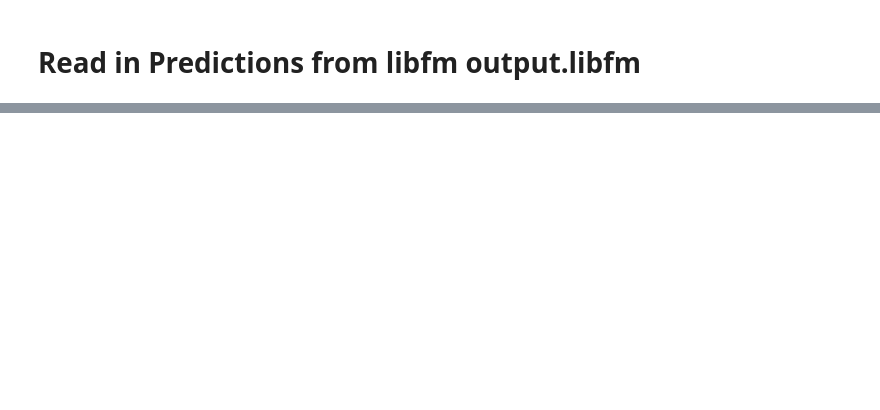
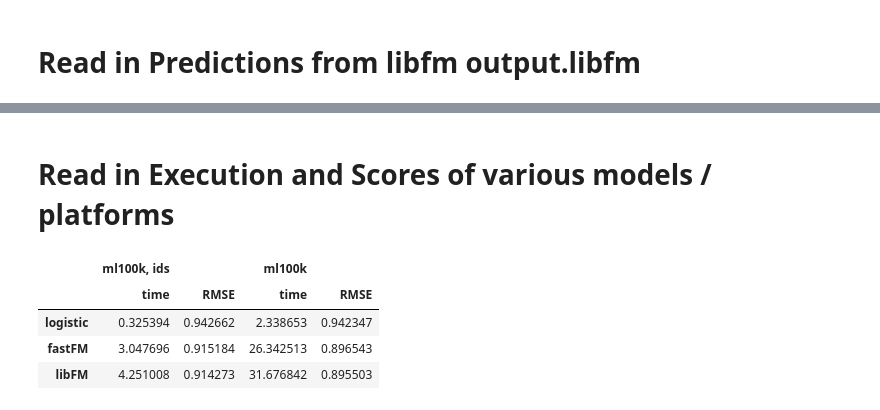
Before and after one commit to jscottcronin/libfm_and_pywfm, a Jupyter notebook: libfm_and_pywfm/Using libfm natively.ipynb, the cells around one changed output, grey strips where cells are left out. Cells and saved outputs as stored; diff of their text form; code cells hidden in the pictures; blank space fills up the shorter version.

```diff
--- a/libfm_and_pywfm/Using libfm natively.ipynb
+++ b/libfm_and_pywfm/Using libfm natively.ipynb
@@ -430,0 +494,18 @@ array([[  456,  2692],
+# %% [markdown]
+# Read in Execution and Scores of various models / platforms
+# %%
+with open('./saved_results.pkl', 'r') as f:
+    summary = pickle.load(f)
+dfs = []
+for key in summary:
+    mi = pd.MultiIndex.from_tuples(zip(*[[key]*len(level2), level2]))
+    df = summary[key].T.set_index(mi).T
+    dfs.append(df)
+
+display(pd.concat(dfs, axis=1))
+# %% [output]
+|  | ml100k, ids |  | ml100k |  |
+|  | time | RMSE | time | RMSE |
+| logistic | 0.325394 | 0.942662 | 2.338653 | 0.942347 |
+| fastFM | 3.047696 | 0.915184 | 26.342513 | 0.896543 |
+| libFM | 4.251008 | 0.914273 | 31.676842 | 0.895503 |
```
Also changed, not shown: parts of 28 cells of this notebook, 1 other file.
